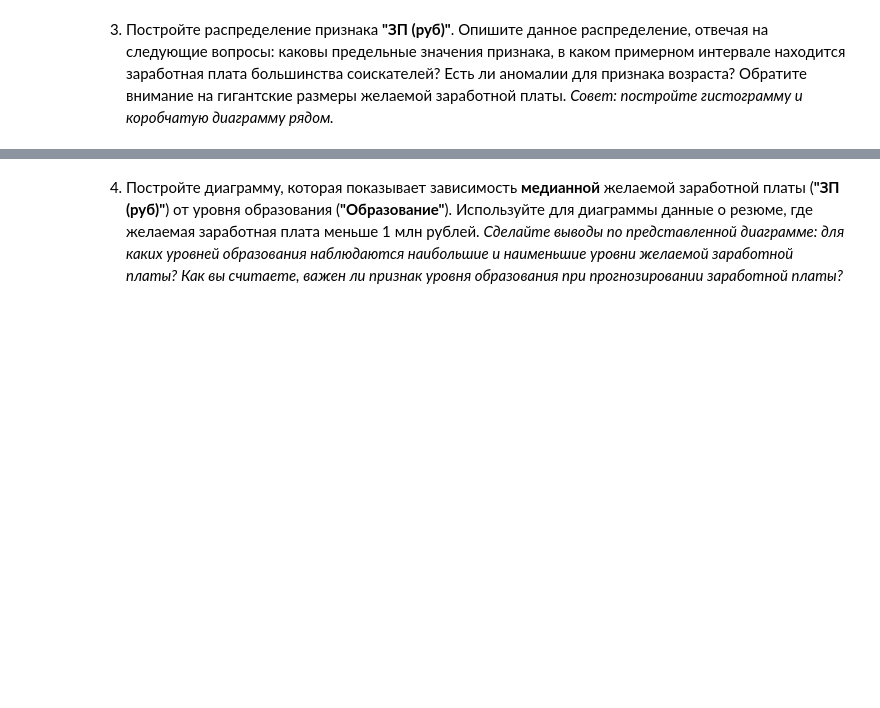
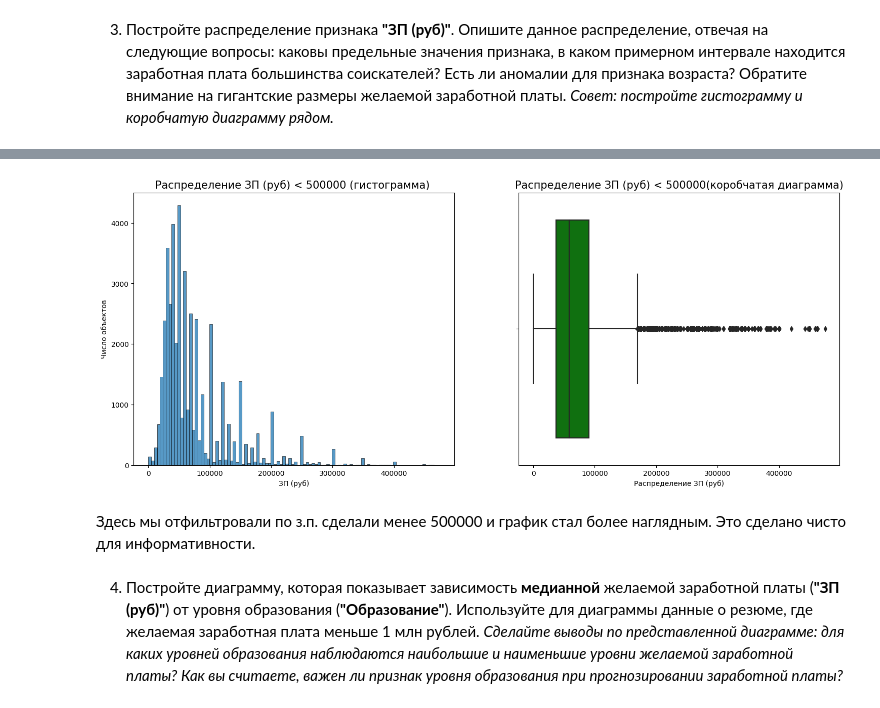
Before and after one commit to Alexey-919/PROJECT-1.-HeadHunter, a Jupyter notebook: Project-1. Ноутбук-шаблон.ipynb, the cells around one changed output, grey strips where cells are left out. Saved outputs shown, nothing was run; the diff lists cells and outputs as text; code cells hidden in the pictures; blank space fills up the shorter version.

```diff
--- a/Project-1. Ноутбук-шаблон.ipynb
+++ b/Project-1. Ноутбук-шаблон.ipynb
@@ -371,3 +473,30 @@ Text(0.5, 0, 'Распределение Возраста')
+# %%
+mask = hh_data['ЗП (руб)'] < 500000
+hh_data_filter = hh_data[mask]
+
+fig, axes = plt.subplots(nrows=1, ncols=2, figsize=(18, 7))
+histplot = sns.histplot(
+    data=hh_data_filter,
+    x='ЗП (руб)',
+    bins=100,
+    ax=axes[0],
+);
+histplot.set_title('Распределение ЗП (руб) < 500000 (гистограмма) ', fontsize=15)
+histplot.set_xlabel('ЗП (руб)')
+histplot.set_ylabel('Число объектов')
+
+boxplot = sns.boxplot(
+    data=hh_data_filter,
+    x='ЗП (руб)',
+    color='green',
+    ax=axes[1]
+);
+boxplot.set_title('Распределение ЗП (руб) < 500000(коробчатая диаграмма)', fontsize=15)
+boxplot.set_xlabel('Распределение ЗП (руб)');
+# %% [output]
+[figure, added]
+# %% [markdown]
+Здесь мы отфильтровали по з.п. сделали менее 500000 и график стал более наглядным. Это сделано чисто для информативности.
 # %% [markdown]
 4. Постройте диаграмму, которая показывает зависимость **медианной** желаемой заработной платы (**"ЗП (руб)"**) от уровня образования (**"Образование"**). Используйте для диаграммы данные о резюме, где желаемая заработная плата меньше 1 млн рублей.
 *Сделайте выводы по представленной диаграмме: для каких уровней образования наблюдаются наибольшие и наименьшие уровни желаемой заработной платы? Как вы считаете, важен ли признак уровня образования при прогнозировании заработной платы?*
```
Also changed, not shown: parts of 65 cells of this notebook, 3 other files.
